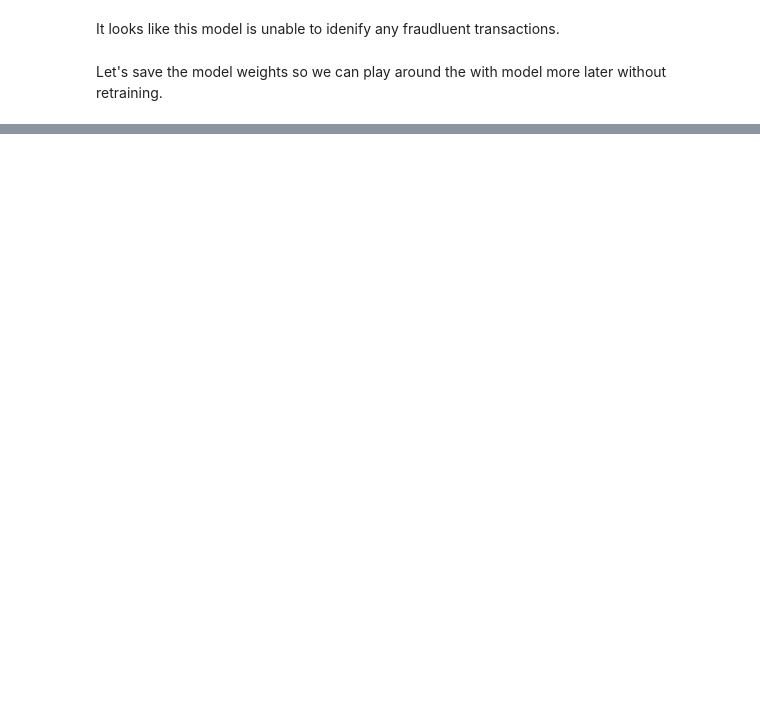
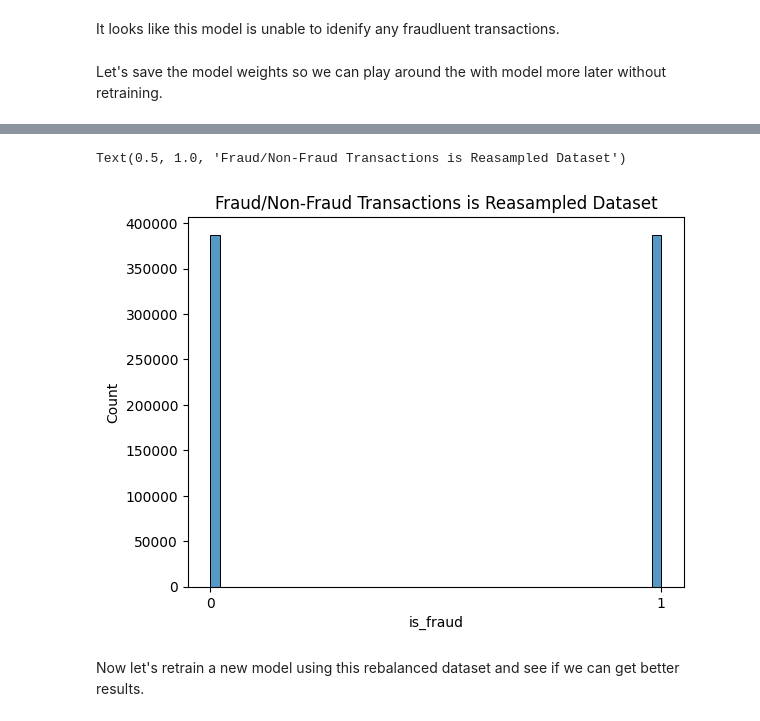
Before and after one commit to Kashiwaba23/credit_card_fraud_prediction, a Jupyter notebook: model.ipynb, the cells around one changed output, grey strips where cells are left out. Saved outputs shown, nothing was run; the diff lists cells and outputs as text; code cells hidden in the pictures; blank space fills up the shorter version.

Commit message:
resampled training data to balanced set. Retrained model to get better performance

```diff
--- a/model.ipynb
+++ b/model.ipynb
@@ -238,0 +287,13 @@ torch.save(model.state_dict(), 'model_weights/100_epoch_model_weights.pt')
+# %%
+sm = SMOTE(random_state=42, k_neighbors=5)
+# %%
+X_train_resampled, y_train_resampled = sm.fit_resample(X_train_processed, y_train)
+# %%
+sns.histplot(y_train_resampled)
+plt.xticks([0,1])
+plt.title('Fraud/Non-Fraud Transactions is Reasampled Dataset')
+# %% [output]
+Text(0.5, 1.0, 'Fraud/Non-Fraud Transactions is Reasampled Dataset')
+[figure, added]
+# %% [markdown]
+Now let's retrain a new model using this rebalanced dataset and see if we can get better results.
```
Also changed, not shown: parts of 20 cells of this notebook.
